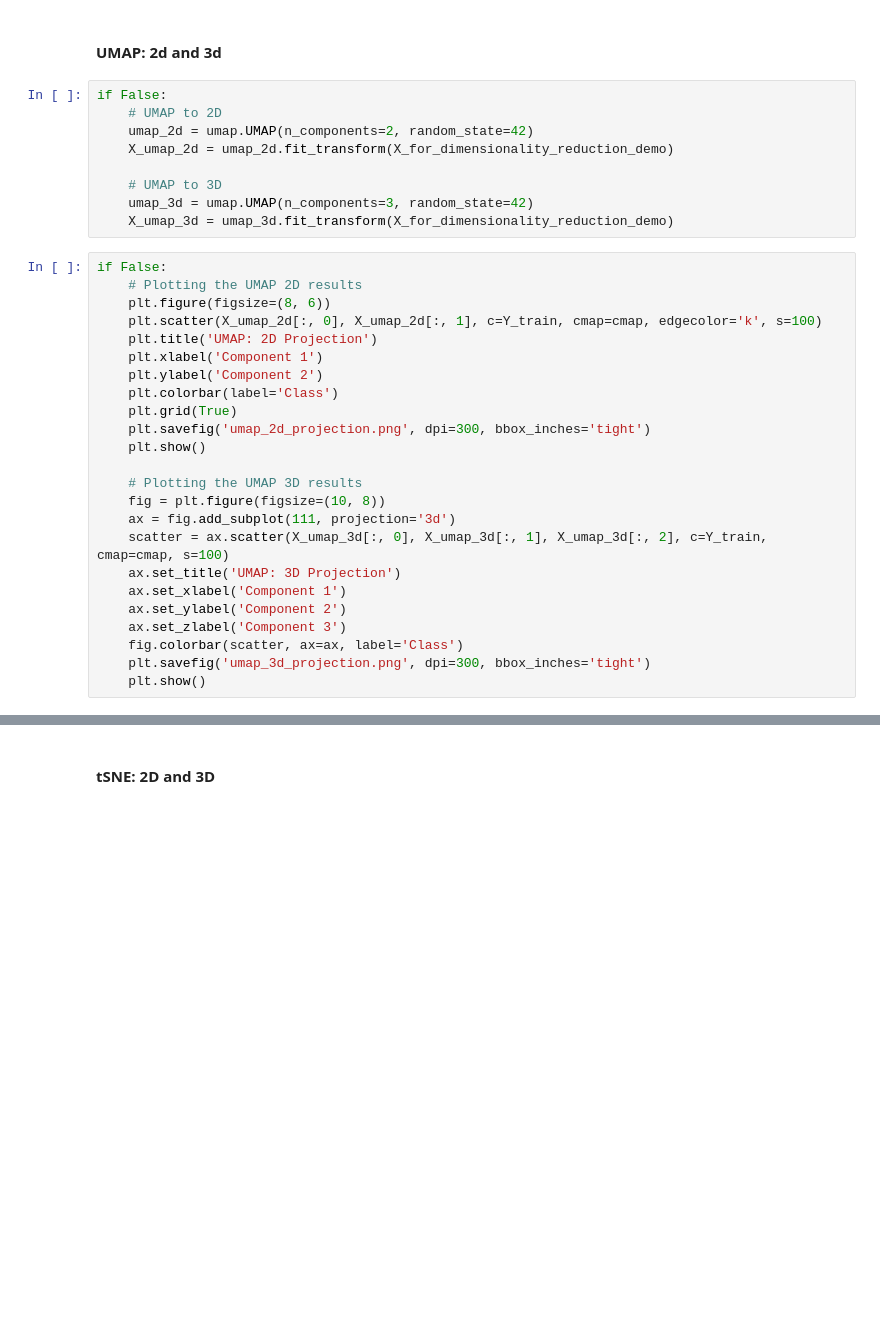
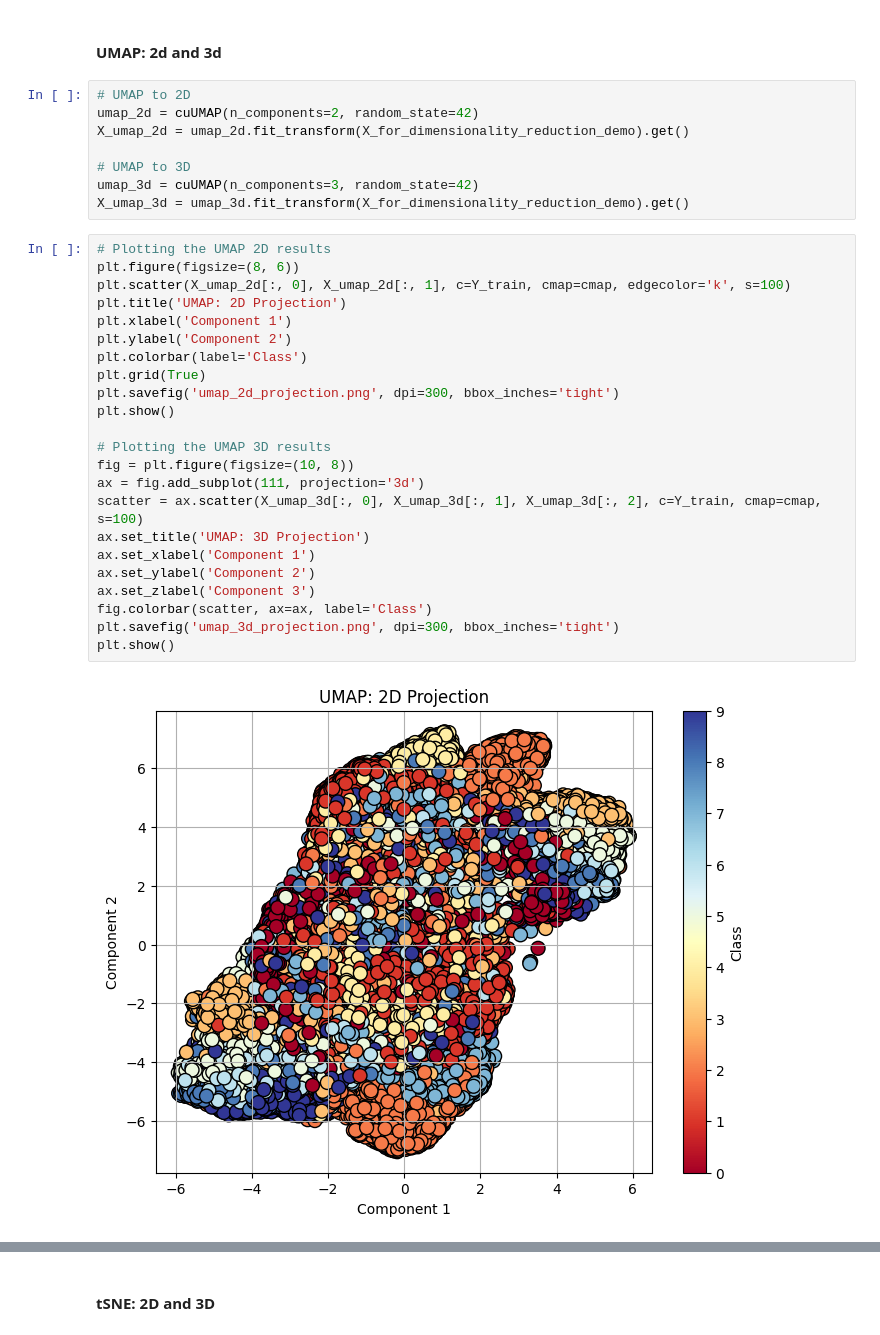
Before and after one commit to bisaacma-iteso/aprendizaje_automatico, a Jupyter notebook: aprendiendo-machin/notebooks/10.bima_confusion_matrix.ipynb, the cells around one changed output, grey strips where cells are left out. Saved outputs shown, nothing was run; the diff lists cells and outputs as text; blank space fills up the shorter version.

```diff
--- a/aprendiendo-machin/notebooks/10.bima_confusion_matrix.ipynb
+++ b/aprendiendo-machin/notebooks/10.bima_confusion_matrix.ipynb
@@ -378,35 +396,35 @@ plt.show()
 # %% [markdown]
 #### UMAP: 2d and 3d
 # %%
-if False:
-    # UMAP to 2D
-    umap_2d = umap.UMAP(n_components=2, random_state=42)
-    X_umap_2d = umap_2d.fit_transform(X_for_dimensionality_reduction_demo)
+# UMAP to 2D
+umap_2d = cuUMAP(n_components=2, random_state=42)
+X_umap_2d = umap_2d.fit_transform(X_for_dimensionality_reduction_demo).get()
 
-    # UMAP to 3D
-    umap_3d = umap.UMAP(n_components=3, random_state=42)
-    X_umap_3d = umap_3d.fit_transform(X_for_dimensionality_reduction_demo)
+# UMAP to 3D
+umap_3d = cuUMAP(n_components=3, random_state=42)
+X_umap_3d = umap_3d.fit_transform(X_for_dimensionality_reduction_demo).get()
 # %%
-if False:
-    # Plotting the UMAP 2D results
-    plt.figure(figsize=(8, 6))
-    plt.scatter(X_umap_2d[:, 0], X_umap_2d[:, 1], c=Y_train, cmap=cmap, edgecolor='k', s=100)
-    plt.title('UMAP: 2D Projection')
-    plt.xlabel('Component 1')
-    plt.ylabel('Component 2')
-    plt.colorbar(label='Class')
-    plt.grid(True)
-    plt.savefig('umap_2d_projection.png', dpi=300, bbox_inches='tight')
-    plt.show()
+# Plotting the UMAP 2D results
+plt.figure(figsize=(8, 6))
+plt.scatter(X_umap_2d[:, 0], X_umap_2d[:, 1], c=Y_train, cmap=cmap, edgecolor='k', s=100)
+plt.title('UMAP: 2D Projection')
+plt.xlabel('Component 1')
+plt.ylabel('Component 2')
+plt.colorbar(label='Class')
+plt.grid(True)
+plt.savefig('umap_2d_projection.png', dpi=300, bbox_inches='tight')
+plt.show()
 
-    # Plotting the UMAP 3D results
-    fig = plt.figure(figsize=(10, 8))
-    ax = fig.add_subplot(111, projection='3d')
-    scatter = ax.scatter(X_umap_3d[:, 0], X_umap_3d[:, 1], X_umap_3d[:, 2], c=Y_train, cmap=cmap, s=100)
-    ax.set_title('UMAP: 3D Projection')
-    ax.set_xlabel('Component 1')
-    ax.set_ylabel('Component 2')
-    ax.set_zlabel('Component 3')
-    fig.colorbar(scatter, ax=ax, label='Class')
-    plt.savefig('umap_3d_projection.png', dpi=300, bbox_inches='tight')
-    plt.show()
+# Plotting the UMAP 3D results
+fig = plt.figure(figsize=(10, 8))
+ax = fig.add_subplot(111, projection='3d')
+scatter = ax.scatter(X_umap_3d[:, 0], X_umap_3d[:, 1], X_umap_3d[:, 2], c=Y_train, cmap=cmap, s=100)
+ax.set_title('UMAP: 3D Projection')
+ax.set_xlabel('Component 1')
+ax.set_ylabel('Component 2')
+ax.set_zlabel('Component 3')
+fig.colorbar(scatter, ax=ax, label='Class')
+plt.savefig('umap_3d_projection.png', dpi=300, bbox_inches='tight')
+plt.show()
+# %% [output]
+[figure, added]
```
Also changed, not shown: parts of 23 cells of this notebook.
